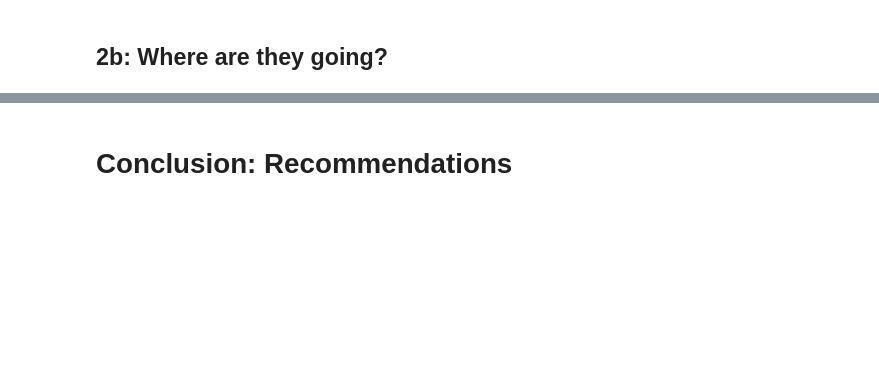
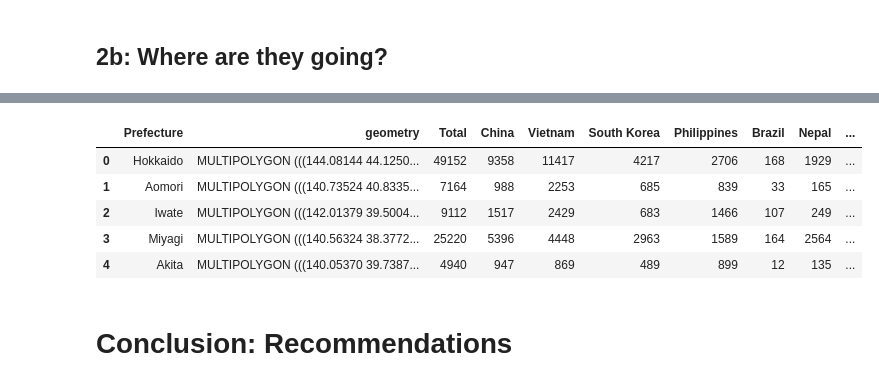
Before and after one commit to kevinwjin/cbb634, a Jupyter notebook: final_project/report.ipynb, the cells around one changed output, grey strips where cells are left out. Cells and saved outputs as stored; diff of their text form; code cells hidden in the pictures; blank space fills up the shorter version.

```diff
--- a/final_project/report.ipynb
+++ b/final_project/report.ipynb
@@ -225,0 +220,16 @@ fig.show()
+# %%
+# Load administrative boundary data for Japan's prefectures
+import geopandas as gpd
+
+japan = gpd.read_file("datasets/2_immigration/prefectures.geojson")
+prefectures_english = [
+    "Hokkaido", "Aomori", "Iwate", "Miyagi", "Akita", "Yamagata", "Fukushima", "Ibaraki", "Tochigi",
+    "Gunma", "Saitama", "Chiba", "Tokyo", "Kanagawa", "Niigata", "Toyama", "Ishikawa", "Fukui",
+    "Yamanashi", "Nagano", "Gifu", "Shizuoka", "Aichi", "Mie", "Shiga", "Kyoto", "Osaka", "Hyogo",
+    "Nara", "Wakayama", "Tottori", "Shimane", "Okayama", "Hiroshima", "Yamaguchi", "Tokushima",
+    "Kagawa", "Ehime", "Kochi", "Fukuoka", "Saga", "Nagasaki", "Kumamoto", "Oita", "Miyazaki",
+    "Kagoshima", "Okinawa"
+]
+japan['P'] = prefectures_english
+japan.rename(columns={'P': 'Prefecture'}, inplace=True)
+japan.head()
@@ -225,0 +257,13 @@ fig.show()
+# %%
+# Merge two dataframes
+japan_foreigners = japan.merge(foreigners, on='Prefecture') # Add foreign resident data to prefecture geodataframe
+japan_foreigners[japan_foreigners.columns[2:]] = japan_foreigners[japan_foreigners.columns[2:]].replace(',','', regex=True) # Strip commas from numbers
+japan_foreigners[japan_foreigners.columns[2:]] = japan_foreigners[japan_foreigners.columns[2:]].apply(pd.to_numeric)
+japan_foreigners.head()
+# %% [output]
+|  | Prefecture | geometry | Total | China | Vietnam | South Korea | Philippines | Brazil | Nepal | ... |
+| 0 | Hokkaido | MULTIPOLYGON (((144.08144 44.1250... | 49152 | 9358 | 11417 | 4217 | 2706 | 168 | 1929 | ... |
+| 1 | Aomori | MULTIPOLYGON (((140.73524 40.8335... | 7164 | 988 | 2253 | 685 | 839 | 33 | 165 | ... |
+| 2 | Iwate | MULTIPOLYGON (((142.01379 39.5004... | 9112 | 1517 | 2429 | 683 | 1466 | 107 | 249 | ... |
+| 3 | Miyagi | MULTIPOLYGON (((140.56324 38.3772... | 25220 | 5396 | 4448 | 2963 | 1589 | 164 | 2564 | ... |
+| 4 | Akita | MULTIPOLYGON (((140.05370 39.7387... | 4940 | 947 | 869 | 489 | 899 | 12 | 135 | ... |
```
Also changed, not shown: parts of 9 cells of this notebook, 3 other files.
